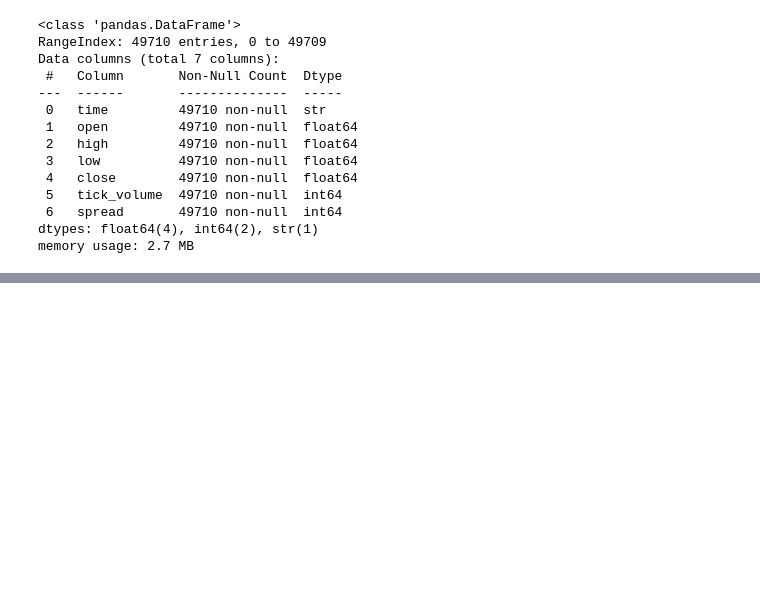
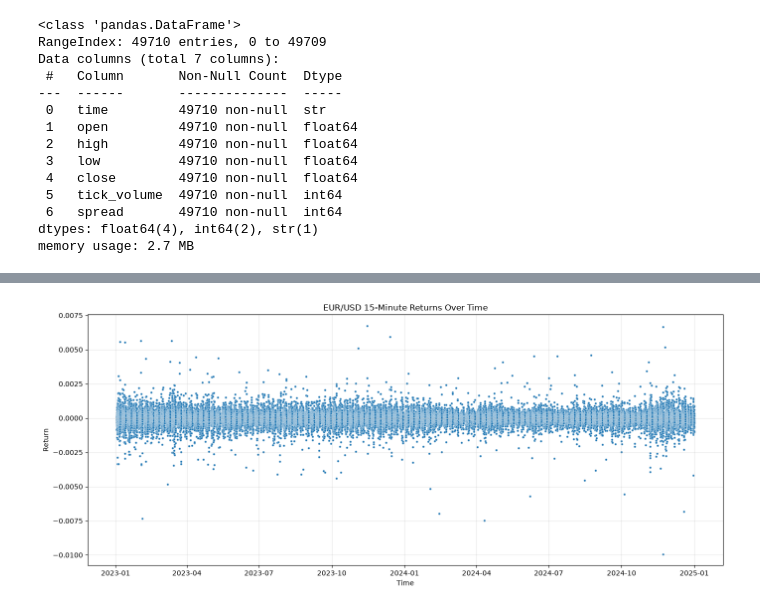
Before and after one commit to Boogema-n/forex-data, a Jupyter notebook: forex.ipynb, the cells around one changed output, grey strips where cells are left out. Saved outputs shown, nothing was run; the diff lists cells and outputs as text; code cells hidden in the pictures; blank space fills up the shorter version.

Commit message:
Update forex data

```diff
--- a/forex.ipynb
+++ b/forex.ipynb
@@ -54,0 +214,19 @@ KeyError: 'time'
+# %%
+plt.figure(figsize=(14, 6))
+
+sns.scatterplot(
+    data=df,
+    x="time",
+    y="return",
+    s=10
+)
+
+plt.title("EUR/USD 15-Minute Returns Over Time")
+plt.xlabel("Time")
+plt.ylabel("Return")
+
+plt.grid(True, alpha=0.3)
+plt.tight_layout()
+plt.show()
+# %% [output]
+[figure, added]
```
Also changed, not shown: parts of 18 cells of this notebook.
